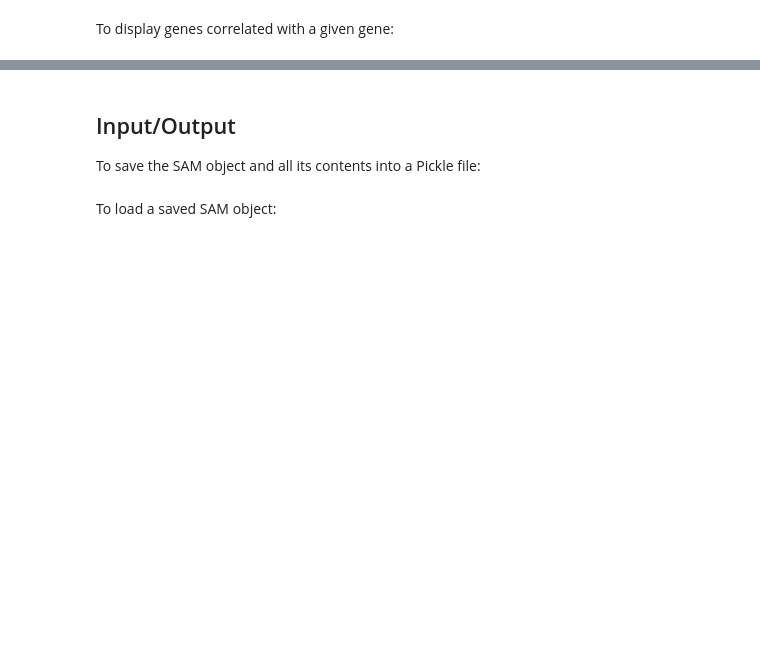
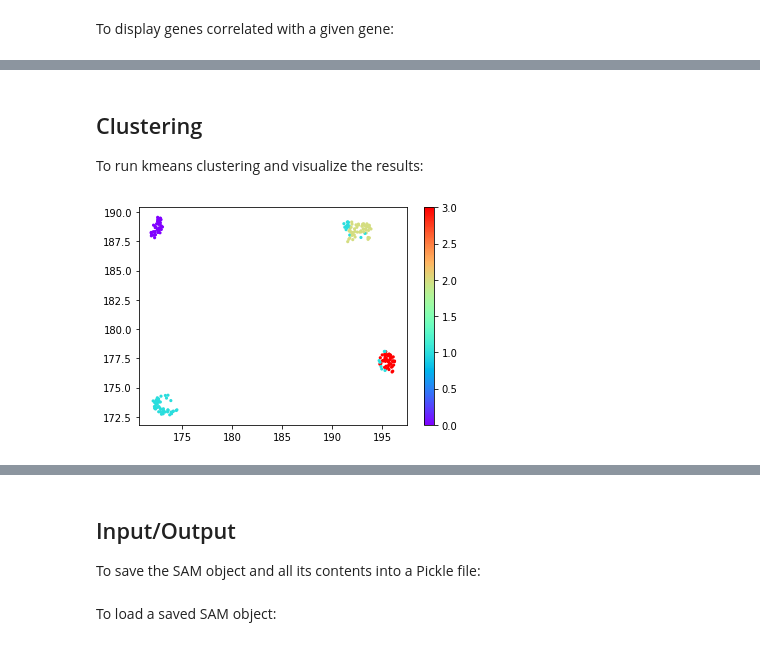
Before and after one commit to atarashansky/self-assembling-manifold, a Jupyter notebook: tutorial/Basic SAM tutorial.ipynb, the cells around one changed output, grey strips where cells are left out. Drawn from its saved outputs; the diff is of its cells as text; code cells hidden in the pictures; blank space fills up the shorter version.

```diff
--- a/tutorial/Basic SAM tutorial.ipynb
+++ b/tutorial/Basic SAM tutorial.ipynb
@@ -142,0 +144,9 @@ sam.plot_correlated_genes( sam.ranked_genes[0] , n_genes=6 );
+# %% [markdown]
+## Clustering
+To run kmeans clustering and visualize the results:
+# %%
+sam.kmeans(4) #we want to find 4 clusters
+sam.scatter(c = sam.cluster_labels_k)
+#(sam.cluster_labels_k are the kmeans cluster labels)
+# %% [output]
+[figure, added]
```
Also changed, not shown: parts of 18 cells of this notebook, 2 other files.
